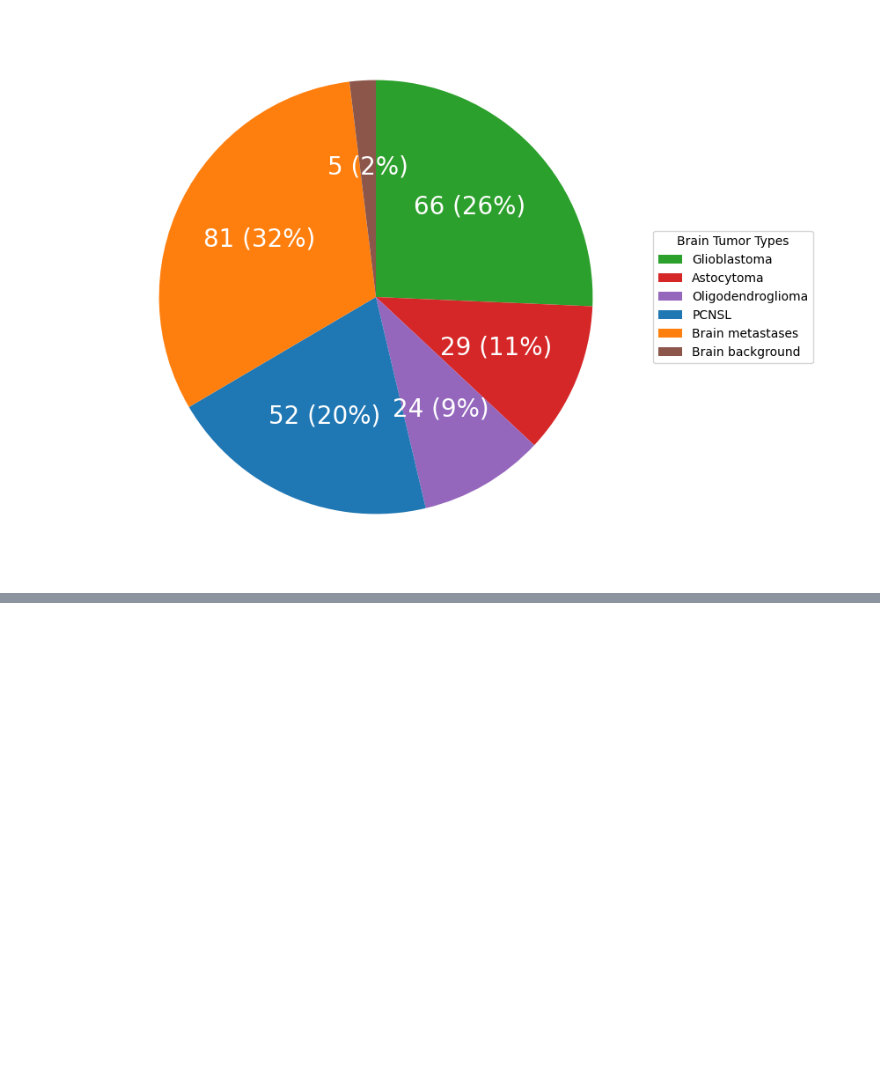
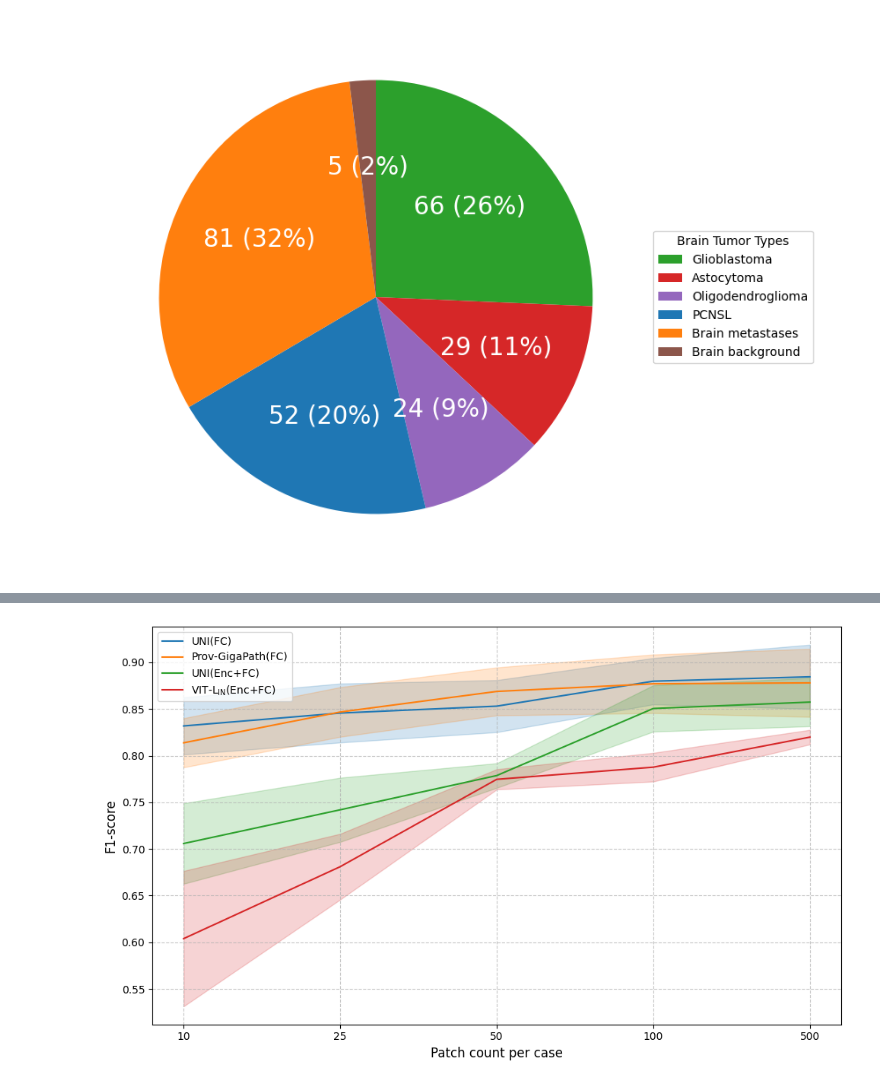
Before and after one commit to endaaman/bt, a Jupyter notebook: fig.ipynb, the cells around one changed output, grey strips where cells are left out. Cells and saved outputs as stored; diff of their text form; code cells hidden in the pictures; blank space fills up the shorter version.

```diff
--- a/fig.ipynb
+++ b/fig.ipynb
@@ -49,0 +327,77 @@ plt.show()
+# %%
+def draw_lines(target):
+    if target == 'f1':
+        score_fn = lambda df: df[df.index == 'macro avg'].iloc[0]['f1-score']
+        title = 'F1 score'
+    elif target == 'acc':
+        score_fn = lambda df: df[df.index == 'accuracy'].iloc[0, 0]
+        title = 'F1 score'
+    else:
+        raise RuntimeError('Invalid target', target)
+
+    conds = [
+        'frozen_uni',
+        'frozen_gigapath',
+        'unfrozen_uni',
+        'unfrozen_baseline-vit',
+    ]
+    labels = [
+        r'UNI(FC)',
+        r'Prov-GigaPath(FC)',
+        r'UNI(Enc+FC)',
+        r'VIT-L$\mathrm{_{IN}}$(Enc+FC)',
+    ]
+
+    colors = plt.rcParams['axes.prop_cycle'].by_key()['color']
+
+    limits = [10, 25, 50, 100, 500]
+    alpha = 0.05
+
+    values_by_cond = []
+    for cond in conds:
+        values = []
+        for limit in limits:
+            scores = []
+            for fold in range(5):
+                report_path = f'out/compare/LMGAOB/fold5_{fold}/{cond}_{limit}/test/report.xlsx'
+                df = pd.read_excel(report_path, sheet_name='report', index_col=0)
+                # score = df[df.index == 'macro avg'].iloc[0]['f1-score']
+                # score = df[df.index == 'accuracy'].iloc[0, 0]
+                score = score_fn(df)
+                scores.append(score)
+            mean = np.mean(scores)
+            n = len(scores)
+            std_err = np.std(scores, ddof=1) / np.sqrt(n)
+            # ci = stats.t.interval(1 - alpha, df=n-1, loc=mean, scale=std_err)
+            ci = [mean-std_err, mean+std_err]
+            values.append([mean, *ci])
+        values_by_cond.append(values)
+
+    values_by_cond = np.array(values_by_cond)
+    # print(values_by_cond)
+
+    plt.figure(figsize=(10, 6))
+    x = np.arange(1, 1+len(limits))
+
+    for i in range(len(conds)):
+        ci_l = values_by_cond[i, :, 1]
+        ci_h = values_by_cond[i, :, 2]
+        c = colors[i]
+        plt.plot(x, values_by_cond[i, :, 0], color=c, label=labels[i])
+        plt.fill_between(x, ci_l, ci_h, color=c, alpha=0.2)
+    # plt.plot(x, y1, 'g-', label=labels[1])
+    # plt.fill_between(x, ci1[:, 0], ci1[:, 1], color='g', alpha=0.2)
+
+    plt.xticks(x, limits)
+
+    plt.xlabel('Patch count per case')
+    plt.ylabel('F1-score')
+    plt.legend()
+    plt.grid(True, linestyle='--', alpha=0.7)
+
+    plt.tight_layout()
+    plt.savefig("out/figs/fig3_lines.png", format="png", dpi=300)
+    plt.show()
+draw_lines('f1')
+# %% [output]
+[figure, added]
```
Also changed, not shown: parts of 9 cells of this notebook, 1 other file.
